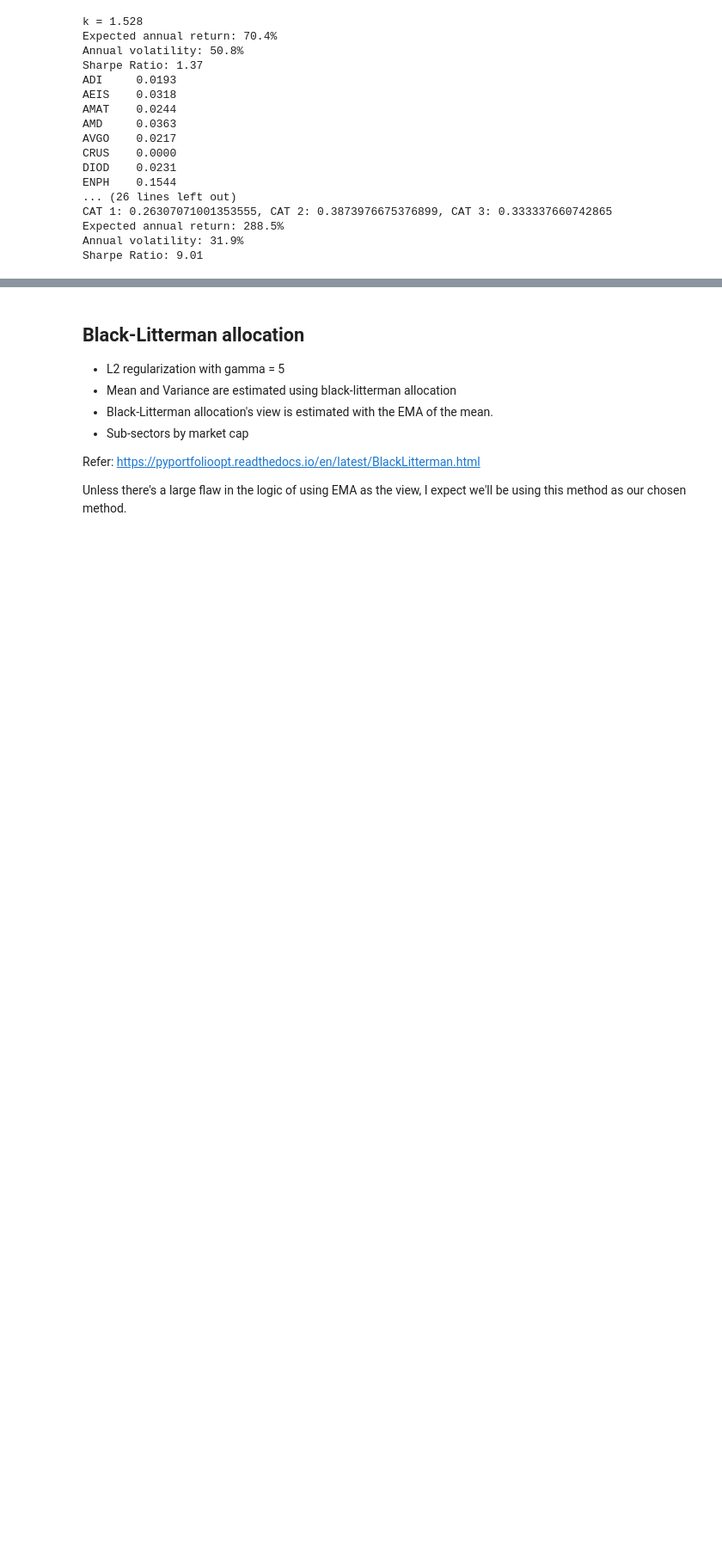
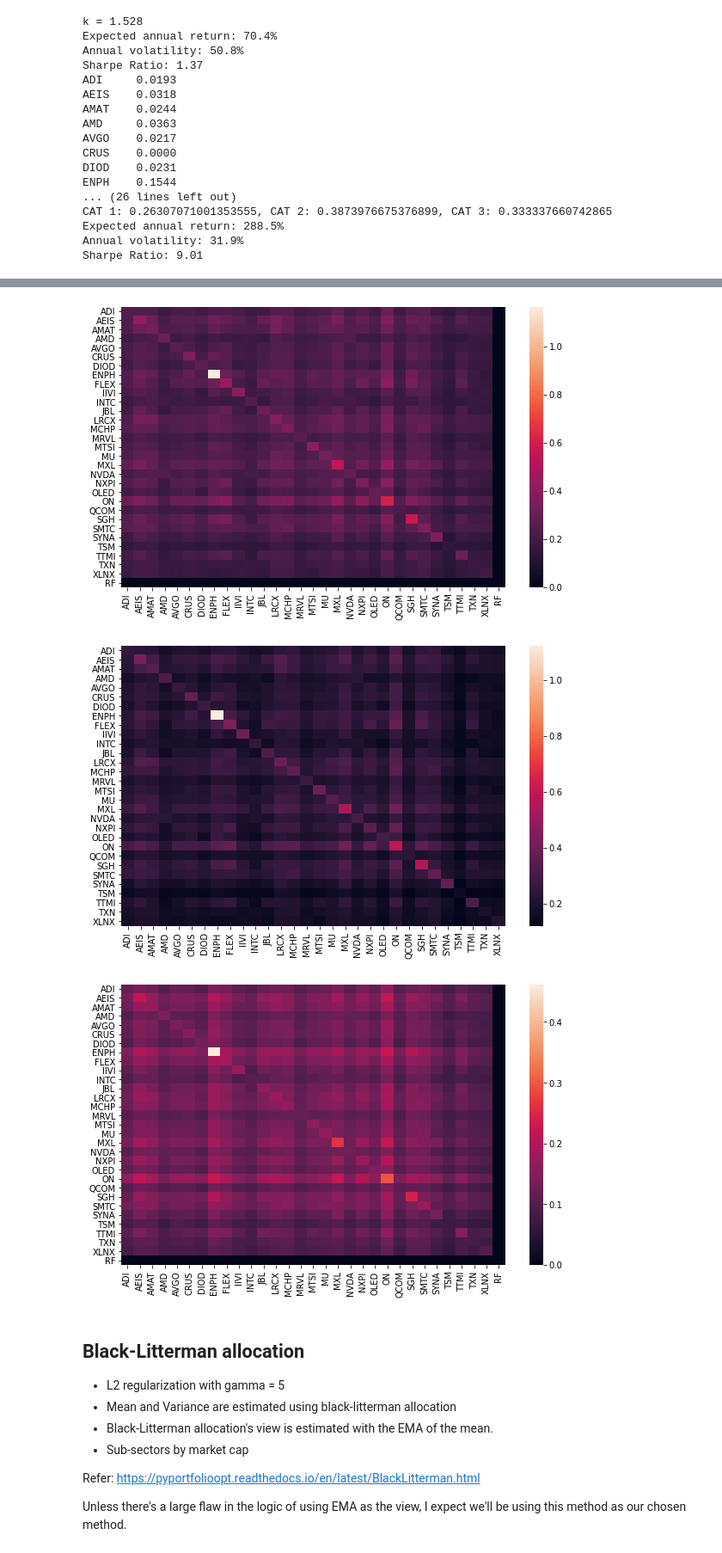
Before and after one commit to coldsonata/bt4016-project, a Jupyter notebook: midterm_code.ipynb, the cells around one changed output, grey strips where cells are left out. Shown: that part at 86% size. Drawn from its saved outputs; the diff is of its cells as text; code cells hidden in the pictures; blank space fills up the shorter version.

Commit message:
added heatmaps for cov

```diff
--- a/midterm_code.ipynb
+++ b/midterm_code.ipynb
@@ -618,3 +621,20 @@ comparison_table['6'] = np.round(results,4)
+# %%
+import seaborn as sns
+import matplotlib.pylab as plt
+from matplotlib import pyplot
+
+fig, ax = pyplot.subplots(figsize=(10,6))
+_=sns.heatmap(ax=ax, data=S) # sample cov
+
+fig, ax = pyplot.subplots(figsize=(10,6))
+_=sns.heatmap(ax=ax, data=risk_models.CovarianceShrinkage(in_sample_window, returns_data=True).ledoit_wolf('constant_variance')) # shrinkage cov
+
+fig, ax = pyplot.subplots(figsize=(10,6))
+_=sns.heatmap(ax=ax, data=adj_S) # semi cov
+# %% [output]
+[figure, added]
+[figure, added]
+[figure, added]
 # %% [markdown]
 ## Black-Litterman allocation
 - L2 regularization with gamma = 5
```
Also changed, not shown: parts of 4 cells of this notebook.
